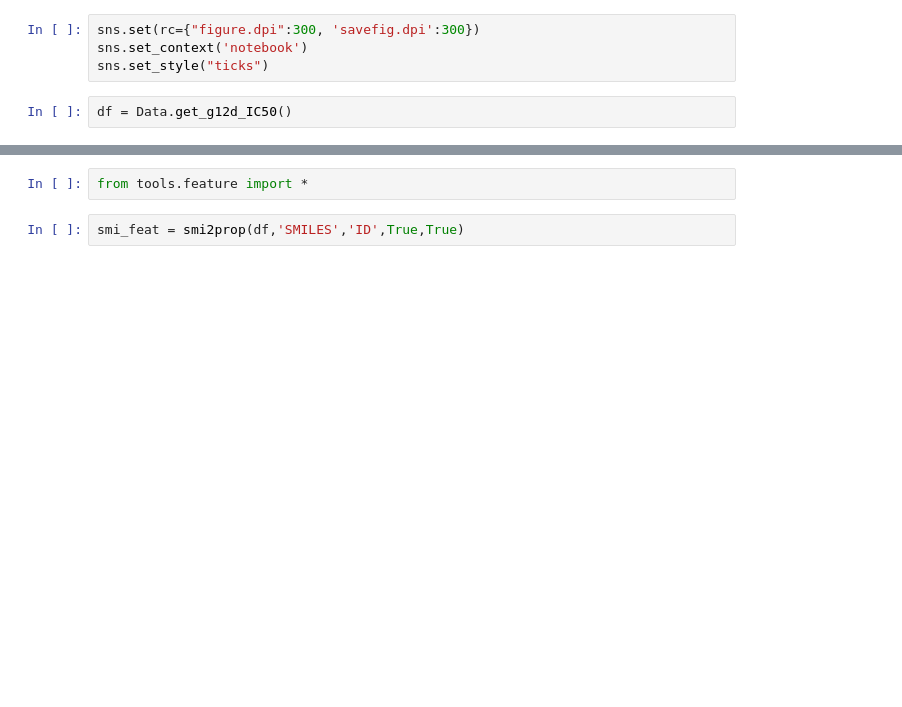
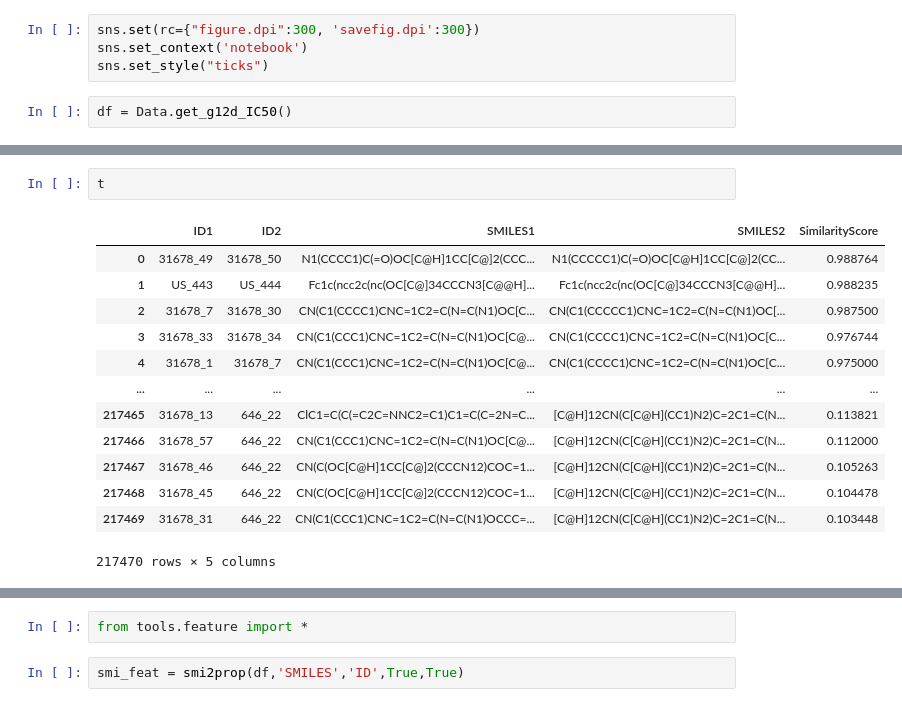
Before and after one commit to sky1ove/tools, a Jupyter notebook: nbs/train.ipynb, the cells around one changed output, grey strips where cells are left out. Cells and saved outputs as stored; diff of their text form; blank space fills up the shorter version.

```diff
--- a/nbs/train.ipynb
+++ b/nbs/train.ipynb
@@ -33,3 +31,19 @@ t = tanimoto(df)
+# %%
+t
+# %% [output]
+|  | ID1 | ID2 | SMILES1 | SMILES2 | SimilarityScore |
+| 0 | 31678_49 | 31678_50 | N1(CCCC1)C(=O)OC[C@H]1CC[C@]2(CCC... | N1(CCCCC1)C(=O)OC[C@H]1CC[C@]2(CC... | 0.988764 |
+| 1 | US_443 | US_444 | Fc1c(ncc2c(nc(OC[C@]34CCCN3[C@@H]... | Fc1c(ncc2c(nc(OC[C@]34CCCN3[C@@H]... | 0.988235 |
+| 2 | 31678_7 | 31678_30 | CN(C1(CCCC1)CNC=1C2=C(N=C(N1)OC[C... | CN(C1(CCCCC1)CNC=1C2=C(N=C(N1)OC[... | 0.987500 |
+| 3 | 31678_33 | 31678_34 | CN(C1(CCC1)CNC=1C2=C(N=C(N1)OC[C@... | CN(C1(CCCC1)CNC=1C2=C(N=C(N1)OC[C... | 0.976744 |
+| 4 | 31678_1 | 31678_7 | CN(C1(CCC1)CNC=1C2=C(N=C(N1)OC[C@... | CN(C1(CCCC1)CNC=1C2=C(N=C(N1)OC[C... | 0.975000 |
+| ... | ... | ... | ... | ... | ... |
+| 217465 | 31678_13 | 646_22 | ClC1=C(C(=C2C=NNC2=C1)C1=C(C=2N=C... | [C@H]12CN(C[C@H](CC1)N2)C=2C1=C(N... | 0.113821 |
+| 217466 | 31678_57 | 646_22 | CN(C1(CCC1)CNC=1C2=C(N=C(N1)OC[C@... | [C@H]12CN(C[C@H](CC1)N2)C=2C1=C(N... | 0.112000 |
+| 217467 | 31678_46 | 646_22 | CN(C(OC[C@H]1CC[C@]2(CCCN12)COC=1... | [C@H]12CN(C[C@H](CC1)N2)C=2C1=C(N... | 0.105263 |
+| 217468 | 31678_45 | 646_22 | CN(C(OC[C@H]1CC[C@]2(CCCN12)COC=1... | [C@H]12CN(C[C@H](CC1)N2)C=2C1=C(N... | 0.104478 |
+| 217469 | 31678_31 | 646_22 | CN(C1(CCC1)CNC=1C2=C(N=C(N1)OCCC=... | [C@H]12CN(C[C@H](CC1)N2)C=2C1=C(N... | 0.103448 |
+217470 rows × 5 columns
 # %%
 t.query('SimilarityScore ==1')
 # %% [output]
```
Also changed, not shown: parts of 4 cells of this notebook, 2 other files.
